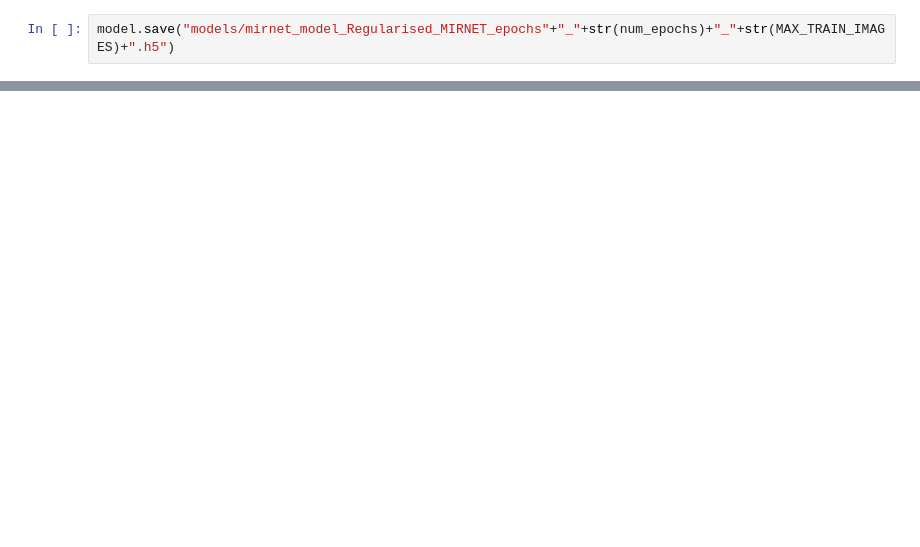
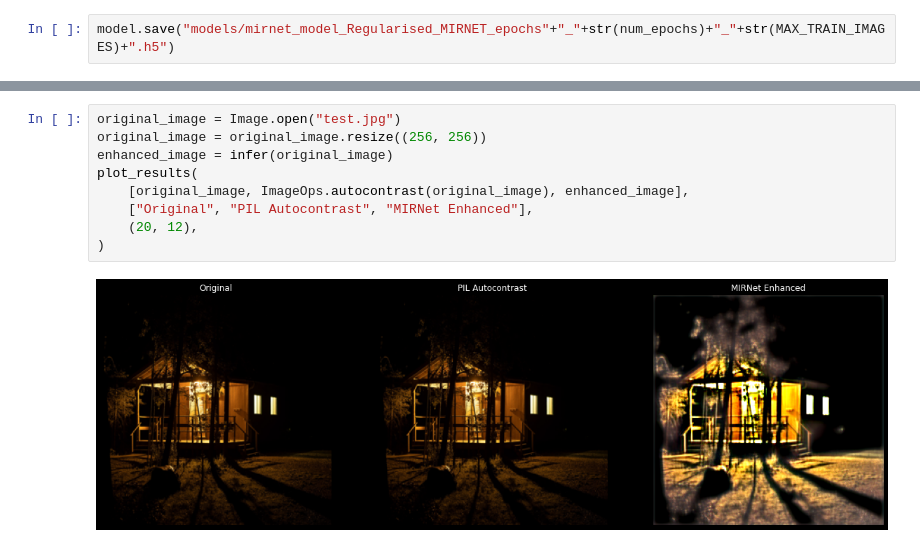
Before and after one commit to TheShiningVampire/MIRNET_for_low_light_image_improvement, a Jupyter notebook: mirnet_modified_regularisation.ipynb, the cells around one changed output, grey strips where cells are left out. Saved outputs shown, nothing was run; the diff lists cells and outputs as text; blank space fills up the shorter version.

```diff
--- a/mirnet_modified_regularisation.ipynb
+++ b/mirnet_modified_regularisation.ipynb
@@ -634,0 +649,11 @@ model.save("models/mirnet_model_Regularised_MIRNET_epochs"+"_"+str(num_epochs)+"
+# %%
+original_image = Image.open("test.jpg")
+original_image = original_image.resize((256, 256))
+enhanced_image = infer(original_image)
+plot_results(
+    [original_image, ImageOps.autocontrast(original_image), enhanced_image],
+    ["Original", "PIL Autocontrast", "MIRNet Enhanced"],
+    (20, 12),
+)
+# %% [output]
+[figure, added]
```
Also changed, not shown: parts of 4 cells of this notebook.
